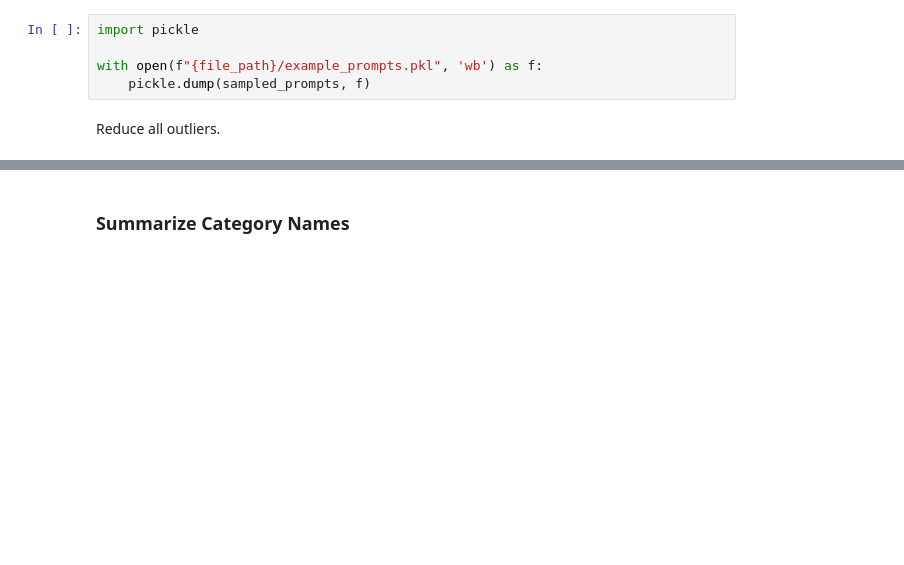
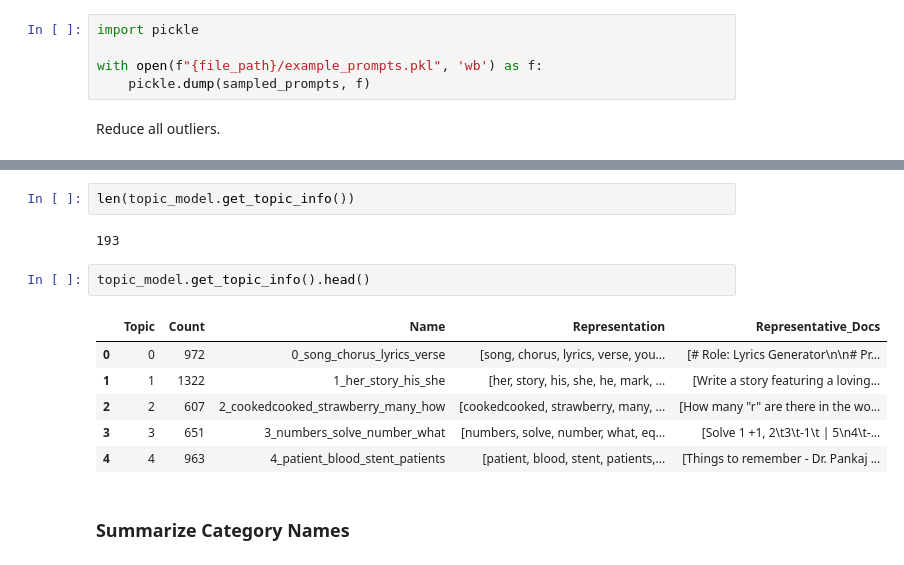
Before and after one commit to lmarena/arena-catalog, a Jupyter notebook: topic_clustering/topic_explorer_script.ipynb, the cells around one changed output, grey strips where cells are left out. Drawn from its saved outputs; the diff is of its cells as text; blank space fills up the shorter version.

```diff
--- a/topic_clustering/topic_explorer_script.ipynb
+++ b/topic_clustering/topic_explorer_script.ipynb
@@ -120,3 +177,16 @@ topic_model.save(
+# %%
+len(topic_model.get_topic_info())
+# %% [output]
+193
+# %%
+topic_model.get_topic_info().head()
+# %% [output]
+|  | Topic | Count | Name | Representation | Representative_Docs |
+| 0 | 0 | 972 | 0_song_chorus_lyrics_verse | [song, chorus, lyrics, verse, you... | [# Role: Lyrics Generator\n\n# Pr... |
+| 1 | 1 | 1322 | 1_her_story_his_she | [her, story, his, she, he, mark, ... | [Write a story featuring a loving... |
+| 2 | 2 | 607 | 2_cookedcooked_strawberry_many_how | [cookedcooked, strawberry, many, ... | [How many "r" are there in the wo... |
+| 3 | 3 | 651 | 3_numbers_solve_number_what | [numbers, solve, number, what, eq... | [Solve 1 +1, 2\t3\t-1\t | 5\n4\t-... |
+| 4 | 4 | 963 | 4_patient_blood_stent_patients | [patient, blood, stent, patients,... | [Things to remember - Dr. Pankaj ... |
 # %% [markdown]
 ### Summarize Category Names
 # %% [markdown]
```
Also changed, not shown: parts of 15 cells of this notebook, 10 other files.
